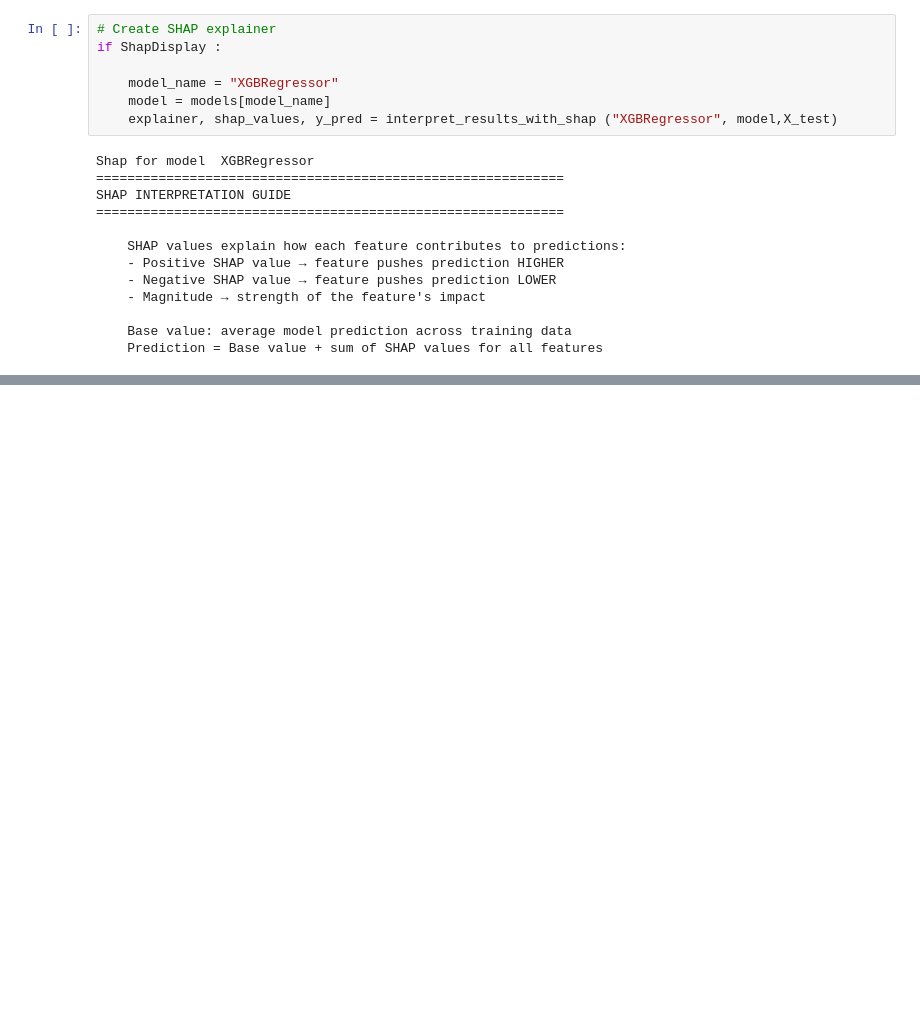
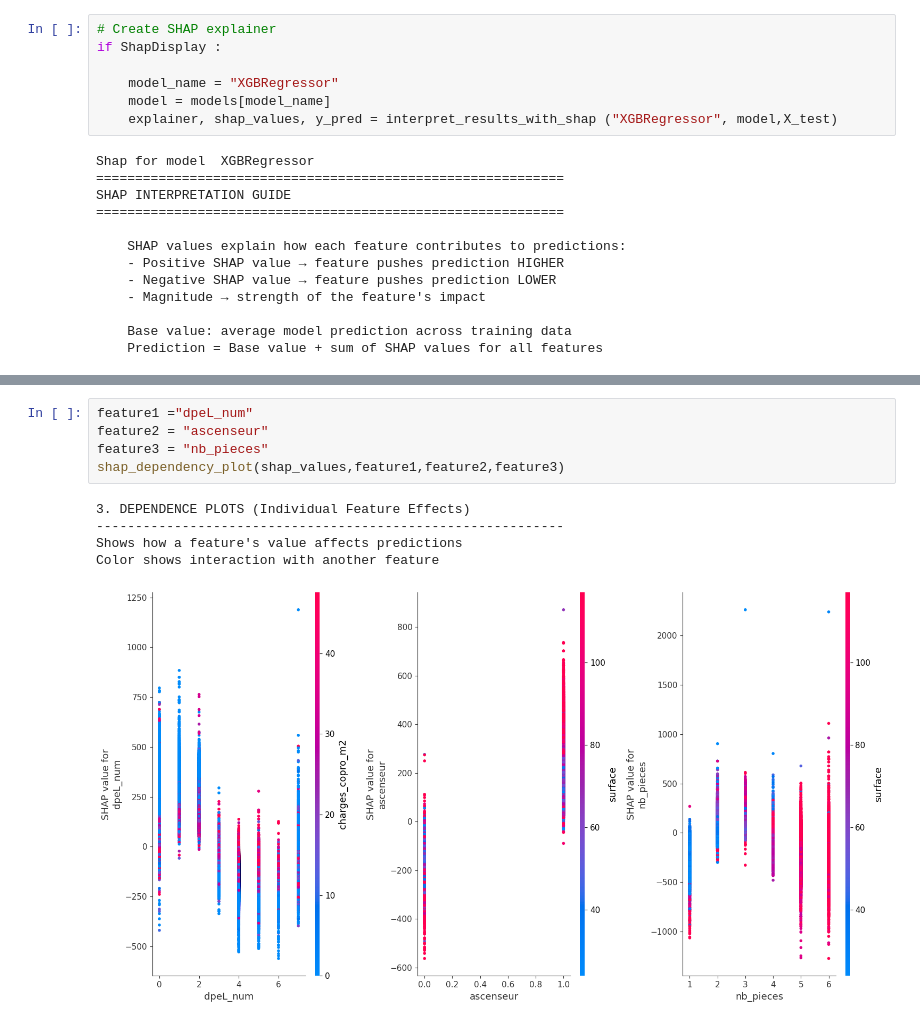
Before and after one commit to Clement2169/immocv, a Jupyter notebook: notebooks/ModellingAppartement-V2.ipynb, the cells around one changed output, grey strips where cells are left out. Drawn from its saved outputs; the diff is of its cells as text; blank space fills up the shorter version.

```diff
--- a/notebooks/ModellingAppartement-V2.ipynb
+++ b/notebooks/ModellingAppartement-V2.ipynb
@@ -881,3 +873,14 @@ Identifies which features interact with each other
+# %%
+feature1 ="dpeL_num"
+feature2 = "ascenseur"
+feature3 = "nb_pieces"
+shap_dependency_plot(shap_values,feature1,feature2,feature3)
+# %% [output]
+3. DEPENDENCE PLOTS (Individual Feature Effects)
+------------------------------------------------------------
+Shows how a feature's value affects predictions
+Color shows interaction with another feature
+[figure, added]
 # %%
 # ==============================================================================
 # 3. DEPENDENCE PLOTS - Feature Effects
```
Also changed, not shown: parts of 20 cells of this notebook.
